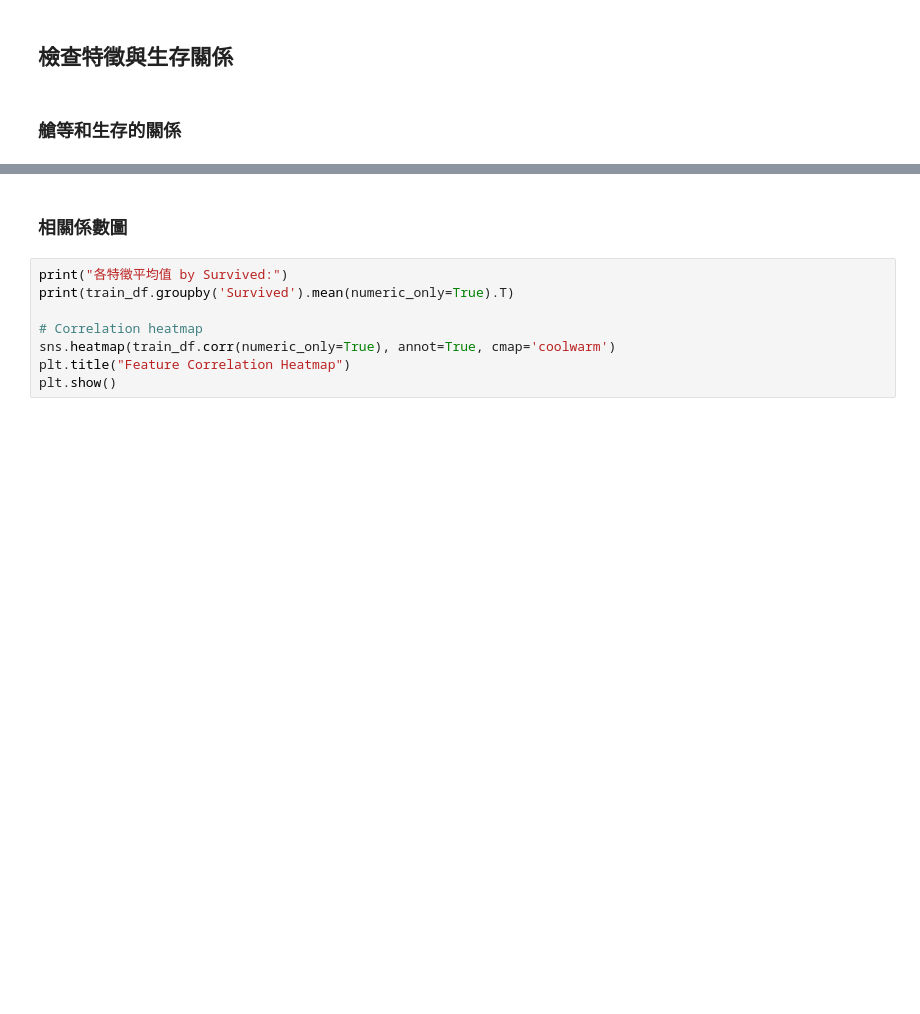
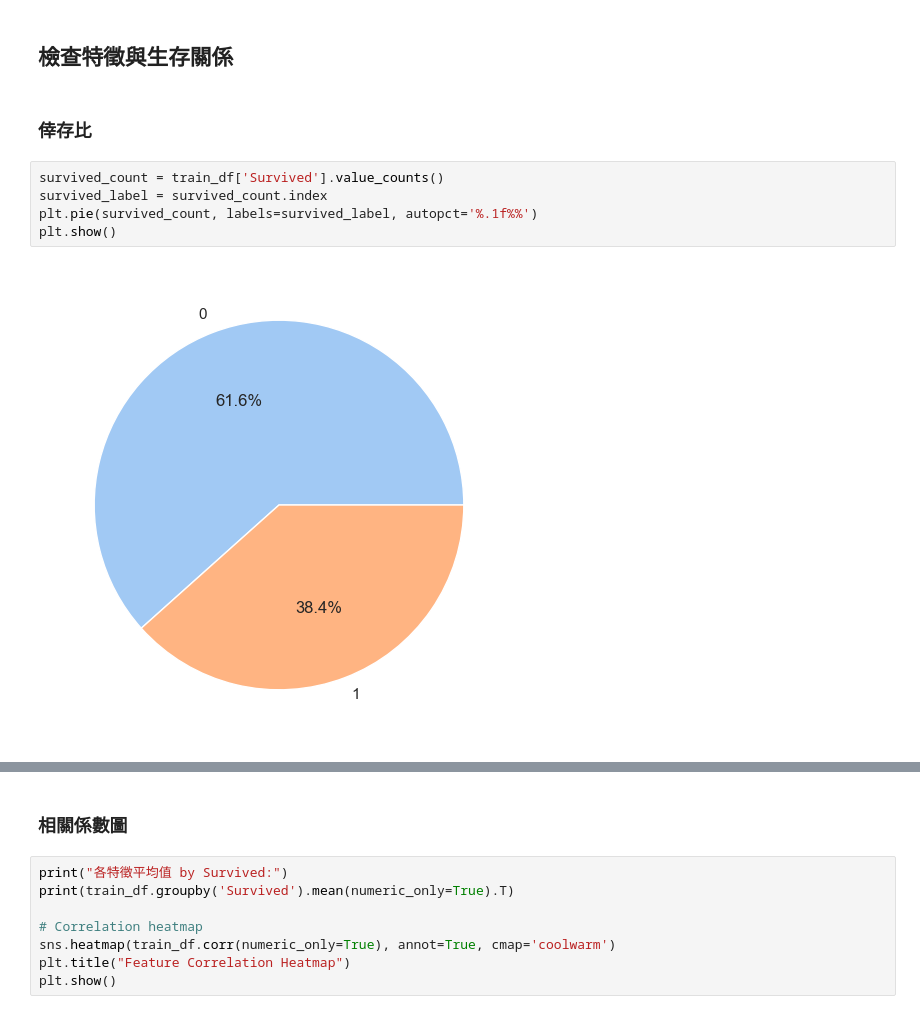
Before and after one commit to twcch/TitanicSurvivalClassifer, a Jupyter notebook: notebooks/02_eda_processed.ipynb, the cells around one changed output, grey strips where cells are left out. Saved outputs shown, nothing was run; the diff lists cells and outputs as text; blank space fills up the shorter version.

```diff
--- a/notebooks/02_eda_processed.ipynb
+++ b/notebooks/02_eda_processed.ipynb
@@ -40,4 +39,11 @@ train_df.head()
 # %% [markdown]
 ## 檢查特徵與生存關係
 # %% [markdown]
-### 艙等和生存的關係
+### 倖存比
+# %%
+survived_count = train_df['Survived'].value_counts()
+survived_label = survived_count.index
+plt.pie(survived_count, labels=survived_label, autopct='%.1f%%')
+plt.show()
+# %% [output]
+[figure, added]
```
Also changed, not shown: parts of 31 cells of this notebook.
